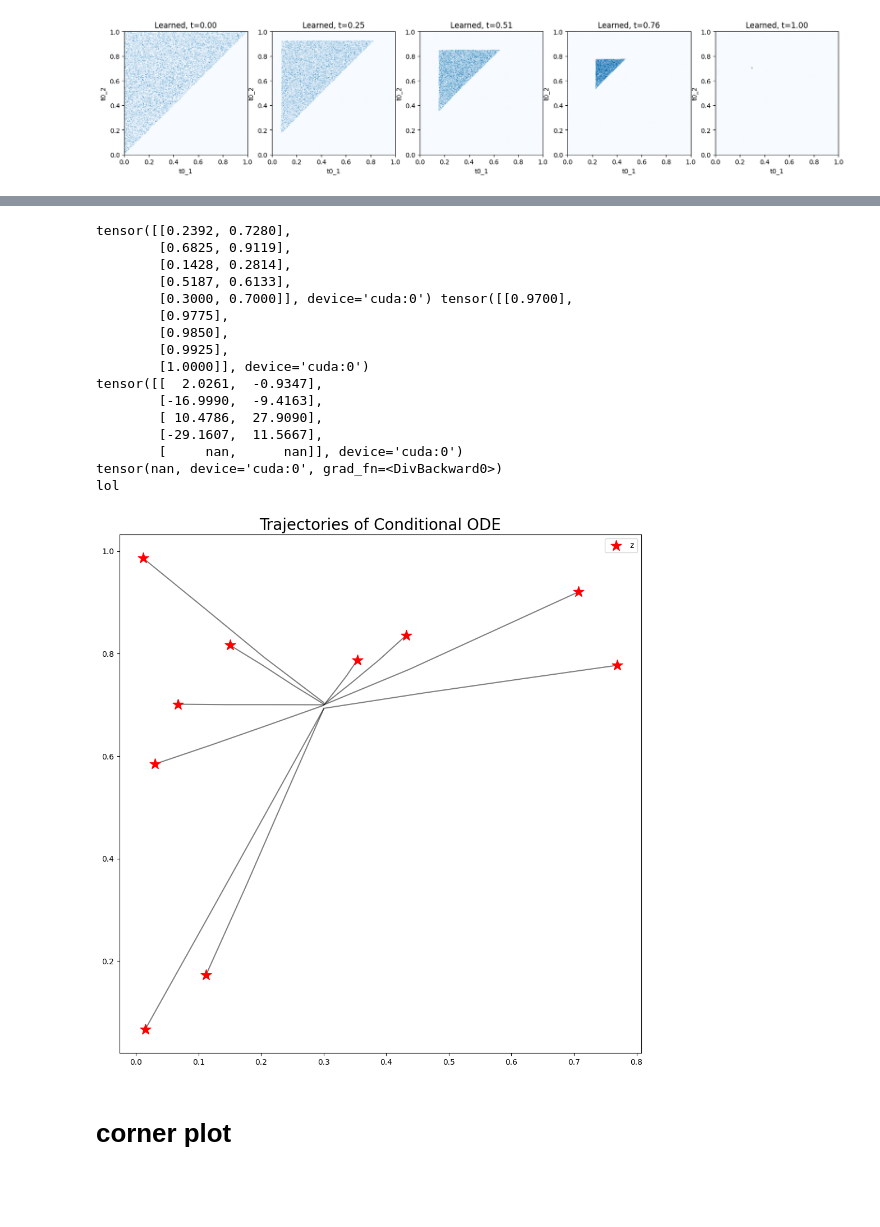
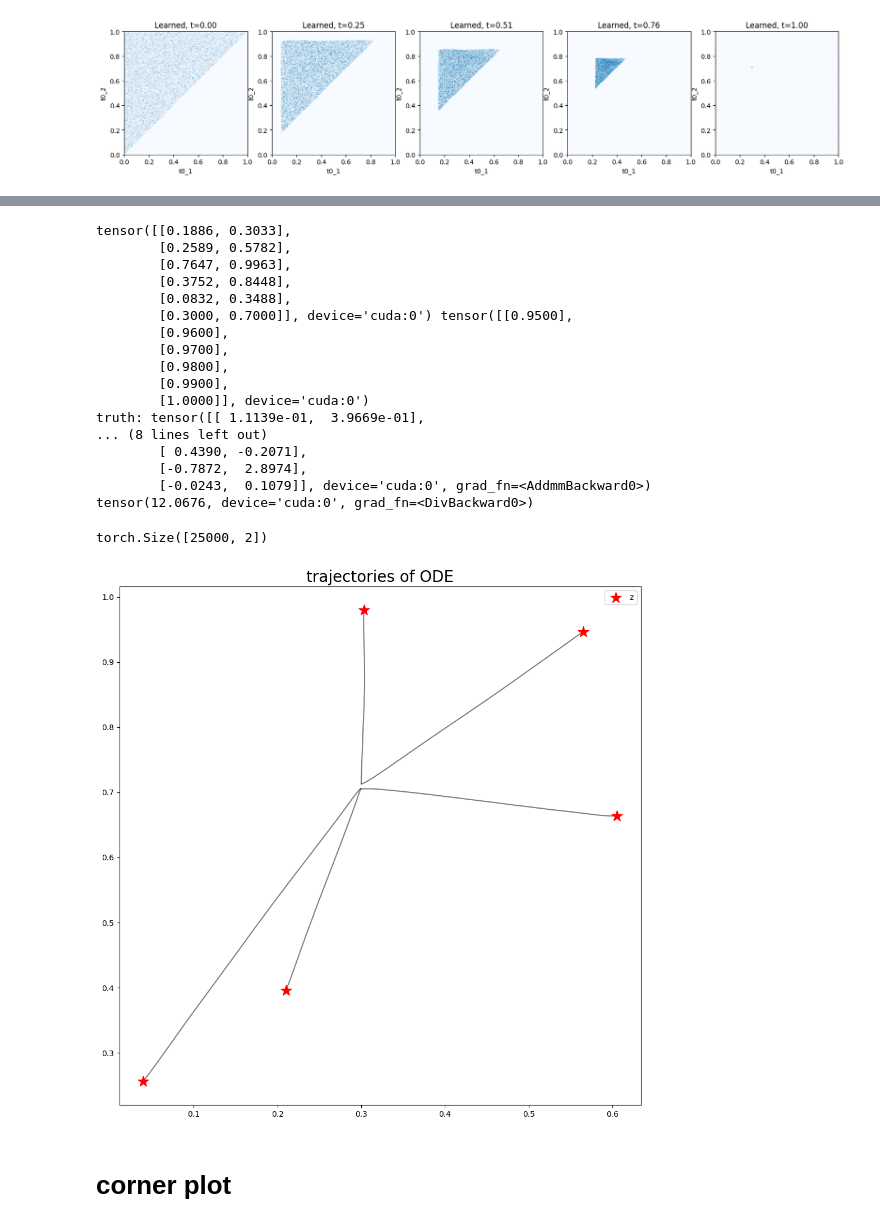
Before and after one commit to Ninavd/FRB-flow, a Jupyter notebook: notebooks/FM_evaluate_model.ipynb, the cells around one changed output, grey strips where cells are left out. Cells and saved outputs as stored; diff of their text form; code cells hidden in the pictures; blank space fills up the shorter version.

```diff
--- a/notebooks/FM_evaluate_model.ipynb
+++ b/notebooks/FM_evaluate_model.ipynb
@@ -44,7 +44,7 @@ THETA_ENCODERS = {
 }
 # %%
 # fill in desired job_id or directory name
-job_id = "12616712" #False
+job_id = "12843616" #False
 run_dir = None
 save_dir = "../checkpoints/"
 # %%
@@ -148,13 +151,11 @@ xts = solver.solve_with_trajectory(x0, ts.view(1, nts, 1).expand(num_samples, nt
 
 # only save num_marginals snapshots
 record_every_idxs = record_every(nts, nts // (num_marginals - 1))
-xts = xts[:, record_every_idxs, :]
+xts_snapshots = xts[:, record_every_idxs, :]
 
 # plot snapshots of marginal path
-final_snapshot = plot_snapshots(xts, ts, record_every_idxs, num_marginals)
+final_snapshot = plot_snapshots(xts_snapshots, ts, record_every_idxs, num_marginals)
 # %% [output]
 [figure]
-# %%
-xts = solver.solve_with_trajectory(x0, ts.view(1, nts, 1).expand(num_samples, nts, 1), y=simulations)
 # %%
 import matplotlib.pyplot as plt
@@ -169,19 +237,15 @@ plt.show()
 # %%
-nts = 5
-ts = torch.linspace(0.97, 1, nts).to(device)
-simulations = torch.tensor(x_counts, device=device, dtype=torch.float).repeat(5, 1)
-ts = ts.view(-1, 1)
-# simulate ODE starting from x0
-x0 = path.p_simple.sample(4).to(device)
-x0 = torch.cat((x0, torch.tensor([[0.3, 0.7]], device=device)))
-print(x0, ts)
-# print(vector_field(x0, ts, simulations))
-target = torch.tensor([[0.3, 0.7]], device=device).repeat((5, 1))
-print(path.conditional_vector_field(x0, target, ts))
+ts_test = torch.linspace(0.95, 1.0, nts_test).to(device)
+simulations_test = torch.tensor(x_counts, device=device, dtype=torch.float).repeat(nts_test, 1)
+ts_test = ts_test.view(-1, 1)
 
+print(x0_test, ts_test)
+target = torch.tensor([[0.3, 0.7]], device=device).repeat((nts_test, 1))
+print("truth:", path.conditional_vector_field(x0_test, target))
+print("learned:", vector_field(x0_test, ts_test, simulations_test))
 differences = (
-            vector_field(x0, ts, simulations)
-            - path.conditional_vector_field(x0, target, ts)
+            vector_field(x0_test, ts_test, simulations_test)
+            - path.conditional_vector_field(x0_test, target)
             ) # shape batch_size, ndim
 
 losses = torch.sum(
@@ -190,27 +254,28 @@ losses = torch.sum(
 )
 total_loss = torch.sum(losses)
 
-average =  total_loss / 5
+average =  total_loss / nts_test
 print(average)
 if torch.isnan(average):
     print("lol")
 # %% [output]
-tensor([[0.2392, 0.7280],
-        [0.6825, 0.9119],
-        [0.1428, 0.2814],
-        [0.5187, 0.6133],
-        [0.3000, 0.7000]], device='cuda:0') tensor([[0.9700],
-        [0.9775],
-        [0.9850],
-        [0.9925],
+tensor([[0.1886, 0.3033],
+        [0.2589, 0.5782],
+        [0.7647, 0.9963],
+        [0.3752, 0.8448],
+        [0.0832, 0.3488],
+        [0.3000, 0.7000]], device='cuda:0') tensor([[0.9500],
+        [0.9600],
+        [0.9700],
+        [0.9800],
+        [0.9900],
         [1.0000]], device='cuda:0')
-tensor([[  2.0261,  -0.9347],
-        [-16.9990,  -9.4163],
-        [ 10.4786,  27.9090],
-        [-29.1607,  11.5667],
-        [     nan,      nan]], device='cuda:0')
-tensor(nan, device='cuda:0', grad_fn=<DivBackward0>)
-lol
+truth: tensor([[ 1.1139e-01,  3.9669e-01],
+... (8 lines left out)
+        [ 0.4390, -0.2071],
+        [-0.7872,  2.8974],
+        [-0.0243,  0.1079]], device='cuda:0', grad_fn=<AddmmBackward0>)
+tensor(12.0676, device='cuda:0', grad_fn=<DivBackward0>)
 # %%
 import matplotlib.animation as animation
 
@@ -248,24 +316,26 @@ plt.show()
 # %%
 fig, axes = plt.subplots(1,1, figsize=(12, 12))
 ax = axes
-ax.set_title('trajectories of conditional ODE', fontsize=20)
+ax.set_title('trajectories of ODE', fontsize=20)
 # ax.scatter(x0[:,0].cpu(), x0[:,1].cpu(), marker='*', color='red', s=200, label='z',zorder=20) # Plot z
 
 x_bounds=(0,1)
 y_bounds=(0,1)
 
 # plot N random trajctories
 import random
-N_traj = 10
+N_traj = 5
 traj = [random.choice(range(num_samples)) for i in range(N_traj)]
-ax.scatter(x0[traj,0].cpu(), x0[traj,1].cpu(), marker='*', color='red', s=200, label='z',zorder=20) # Plot z
+print(x0.shape)
+ax.scatter(x0[traj,0].detach().cpu(), x0[traj,1].detach().cpu(), marker='*', color='red', s=200, label='z',zorder=20) # Plot z
 
 for traj_idx in traj:
     ax.plot(xts[traj_idx,:,0].detach().cpu(), xts[traj_idx,:,1].detach().cpu(), alpha=0.5, color='black')
 ax.legend(loc='upper right', markerscale=1)
 plt.show()
 # %% [output]
+torch.Size([25000, 2])
-[figure, old version]
+[figure, new version]
 # %% [markdown]
 # corner plot
 # %%
```
Also changed, not shown: parts of 9 cells of this notebook.
